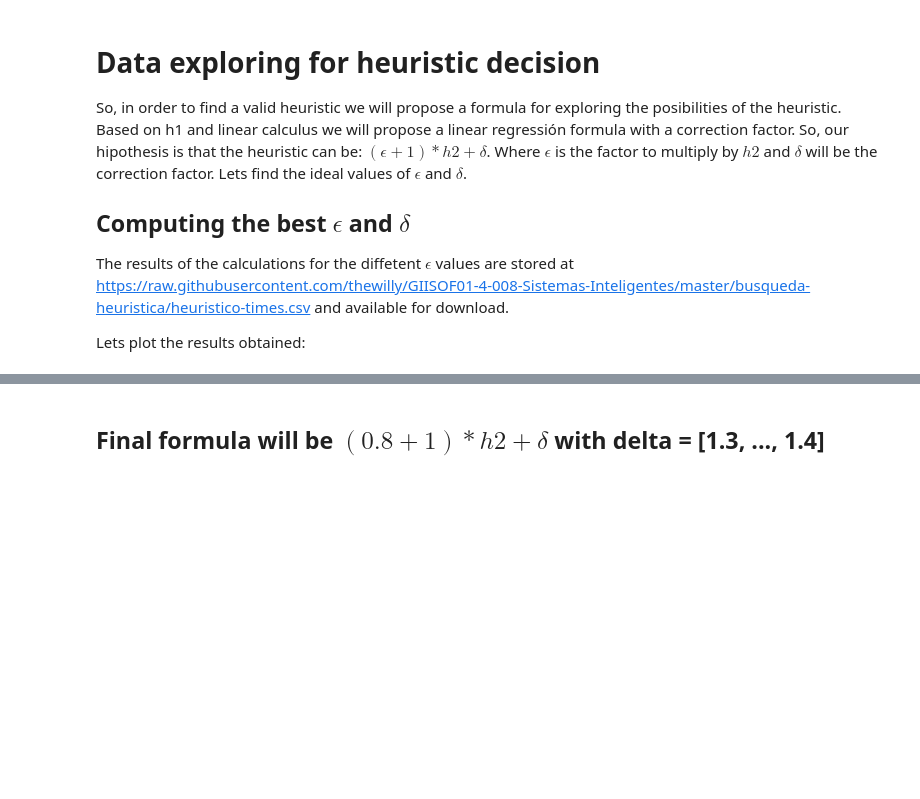
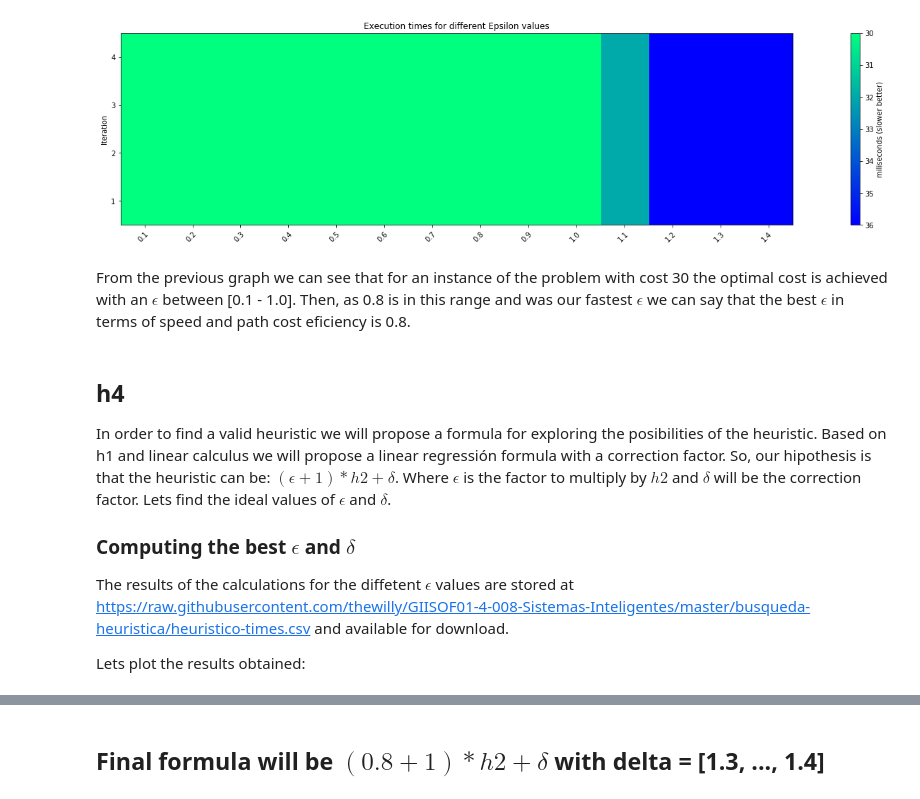
Before and after one commit to thewilly/GIISOF01-4-008-Sistemas-Inteligentes, a Jupyter notebook: busqueda-heuristica/data.ipynb, the cells around one changed output, grey strips where cells are left out. Cells and saved outputs as stored; diff of their text form; code cells hidden in the pictures; blank space fills up the shorter version.

```diff
--- a/busqueda-heuristica/data.ipynb
+++ b/busqueda-heuristica/data.ipynb
@@ -1,10 +97,48 @@
+# %%
+data = genfromtxt('https://raw.githubusercontent.com/thewilly/GIISOF01-4-008-Sistemas-Inteligentes/master/busqueda-heuristica/path-costs-epsilon.csv', delimiter=',')
+headers = data[0]
+times = [1, 2, 3, 4]
+data_raw = data[1:]
+
+fig, ax = plt.subplots(sharey=True,figsize=(20, 5))
+fig.subplots_adjust(hspace=0.5, left=0.07, right=0.93)
+im = ax.imshow(data_raw, cmap='winter_r')
+# We want to show all ticks...
+ax.set_xticks(np.arange(len(headers)))
+ax.set_yticks(np.arange(len(times)))
+
+# ... and label them with the respective list entries
+ax.set_xticklabels(headers)
+ax.set_yticklabels(times)
+
+# Rotate the tick labels and set their alignment.
+plt.setp(ax.get_xticklabels(), rotation=45, ha="right", rotation_mode="anchor")
+
+divider = make_axes_locatable(ax)
+
+cb = fig.colorbar(im, ax=ax)
+cb.set_label('miliseconds (slower better)')
+cb.ax.invert_yaxis()
+
+ax.set_title("Execution times for different Epsilon values")
+ax.set_ylabel("Iteration")
+
+# Inverting the y axis
+plt.gca().invert_yaxis()
+
+# Drawing the plot
+plt.show()
+# %% [output]
+[figure, added]
+# %% [markdown]
+From the previous graph we can see that for an instance of the problem with cost 30 the optimal cost is achieved with an $\epsilon$ between [0.1 - 1.0]. Then, as 0.8 is in this range and was our fastest $\epsilon$ we can say that the best $\epsilon$ in terms of speed and path cost eficiency is 0.8.
 # %% [markdown]
-# Data exploring for heuristic decision
 
-So, in order to find a valid heuristic we will propose a formula for exploring the posibilities of the heuristic. Based on h1 and linear calculus we will propose a linear regressión formula with a correction factor. So, our hipothesis is that the heuristic can be: $(\epsilon + 1)*h2 + \delta$. Where $\epsilon$ is the factor to multiply by $h2$ and $\delta$ will be the correction factor. Lets find the ideal values of $\epsilon$ and $\delta$.
+## h4
+In order to find a valid heuristic we will propose a formula for exploring the posibilities of the heuristic. Based on h1 and linear calculus we will propose a linear regressión formula with a correction factor. So, our hipothesis is that the heuristic can be: $(\epsilon + 1)*h2 + \delta$. Where $\epsilon$ is the factor to multiply by $h2$ and $\delta$ will be the correction factor. Lets find the ideal values of $\epsilon$ and $\delta$.
 
 
-## Computing the best $\epsilon$ and $\delta$
+### Computing the best $\epsilon$ and $\delta$
 
 The results of the calculations for the diffetent $\epsilon$ values are stored at https://raw.githubusercontent.com/thewilly/GIISOF01-4-008-Sistemas-Inteligentes/master/busqueda-heuristica/heuristico-times.csv and available for download.
 
```
Also changed, not shown: parts of 7 cells of this notebook.
